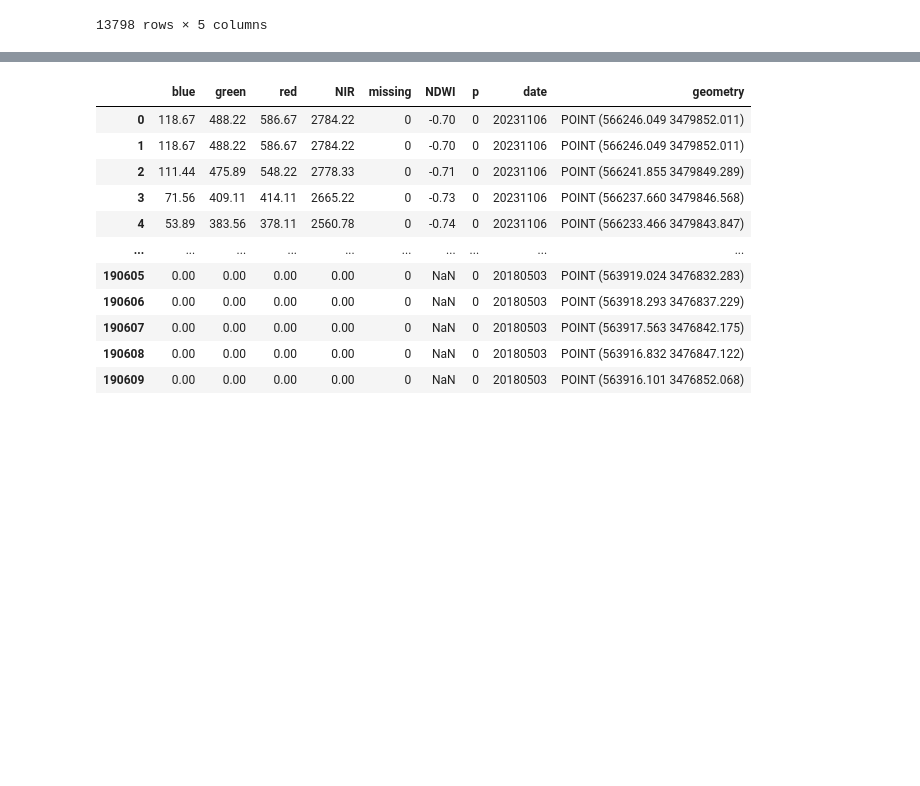
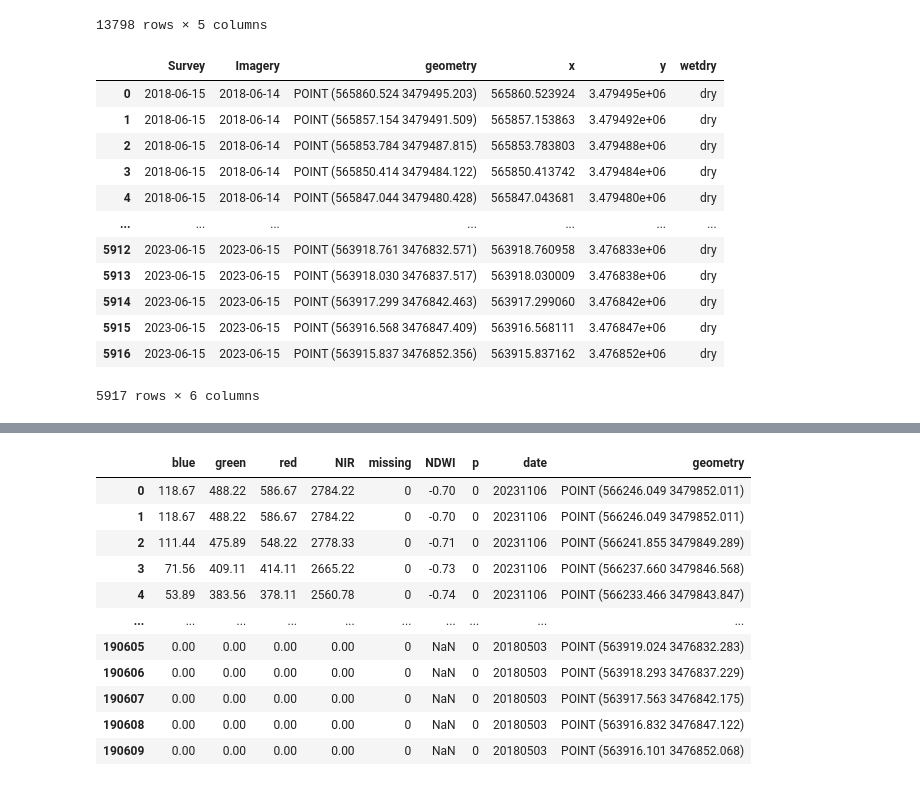
Before and after one commit to lapidesd/SanPedro_wetdry_pilot, a Jupyter notebook: code/Ramsey_survey_imagery.ipynb, the cells around one changed output, grey strips where cells are left out. Saved outputs shown, nothing was run; the diff lists cells and outputs as text; code cells hidden in the pictures; blank space fills up the shorter version.

```diff
--- a/code/Ramsey_survey_imagery.ipynb
+++ b/code/Ramsey_survey_imagery.ipynb
@@ -112,7 +112,22 @@ gdf
 13798 rows × 5 columns
 # %%
 R_mergedata = Rh.merge(gdf, left_on = 'Survey', right_on = 'Year')
-R_mergedata = R_mergedata.drop(columns=['Year', 'Survey', 'sum_P', 'Q_s-i'])
+R_mergedata = R_mergedata.drop(columns=['Year', 'sum_P', 'Q_s-i'])
 #split on wet/dry
-R_mergewet = R_mergedata[~(R_mergedata['wetdry'] == 'dry')]
-R_mergedry = R_mergedata[~(R_mergedata['wetdry'] == 'wet')]
+#R_mergewet = R_mergedata[(R_mergedata['wetdry'] == 'wet')]
+#R_mergedry = R_mergedata[(R_mergedata['wetdry'] == 'dry')]
+R_mergedata
+# %% [output]
+|  | Survey | Imagery | geometry | x | y | wetdry |
+| 0 | 2018-06-15 | 2018-06-14 | POINT (565860.524 3479495.203) | 565860.523924 | 3.479495e+06 | dry |
+| 1 | 2018-06-15 | 2018-06-14 | POINT (565857.154 3479491.509) | 565857.153863 | 3.479492e+06 | dry |
+| 2 | 2018-06-15 | 2018-06-14 | POINT (565853.784 3479487.815) | 565853.783803 | 3.479488e+06 | dry |
+| 3 | 2018-06-15 | 2018-06-14 | POINT (565850.414 3479484.122) | 565850.413742 | 3.479484e+06 | dry |
+| 4 | 2018-06-15 | 2018-06-14 | POINT (565847.044 3479480.428) | 565847.043681 | 3.479480e+06 | dry |
+| ... | ... | ... | ... | ... | ... | ... |
+| 5912 | 2023-06-15 | 2023-06-15 | POINT (563918.761 3476832.571) | 563918.760958 | 3.476833e+06 | dry |
+| 5913 | 2023-06-15 | 2023-06-15 | POINT (563918.030 3476837.517) | 563918.030009 | 3.476838e+06 | dry |
+| 5914 | 2023-06-15 | 2023-06-15 | POINT (563917.299 3476842.463) | 563917.299060 | 3.476842e+06 | dry |
+| 5915 | 2023-06-15 | 2023-06-15 | POINT (563916.568 3476847.409) | 563916.568111 | 3.476847e+06 | dry |
+| 5916 | 2023-06-15 | 2023-06-15 | POINT (563915.837 3476852.356) | 563915.837162 | 3.476852e+06 | dry |
+5917 rows × 6 columns
```
Also changed, not shown: parts of 4 cells of this notebook, 1 other file.
